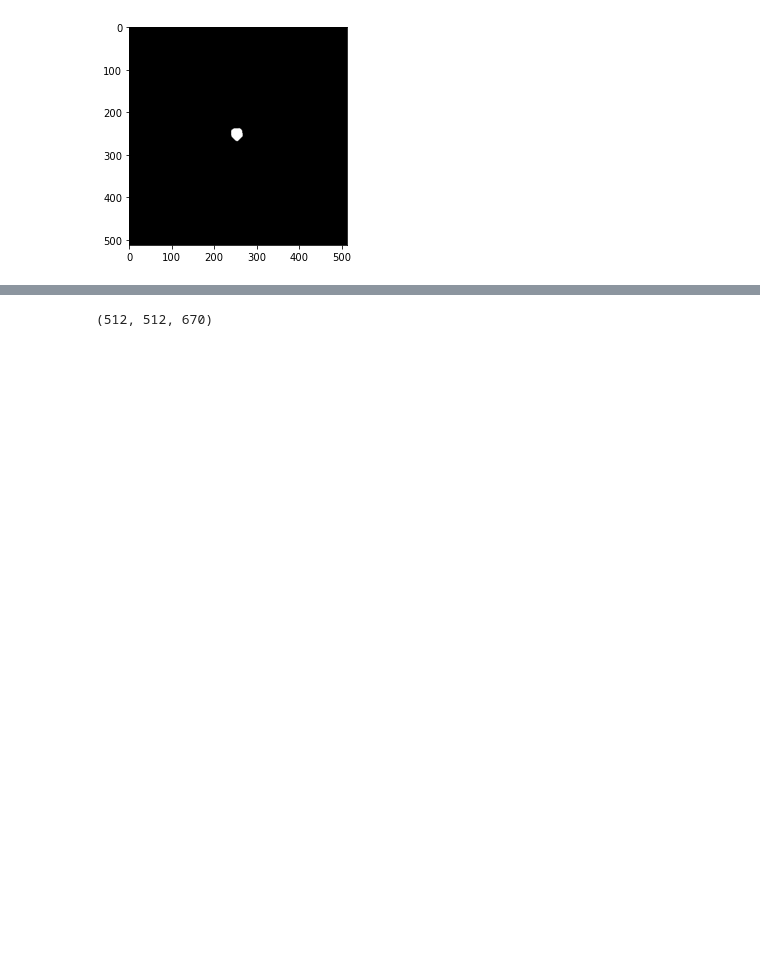
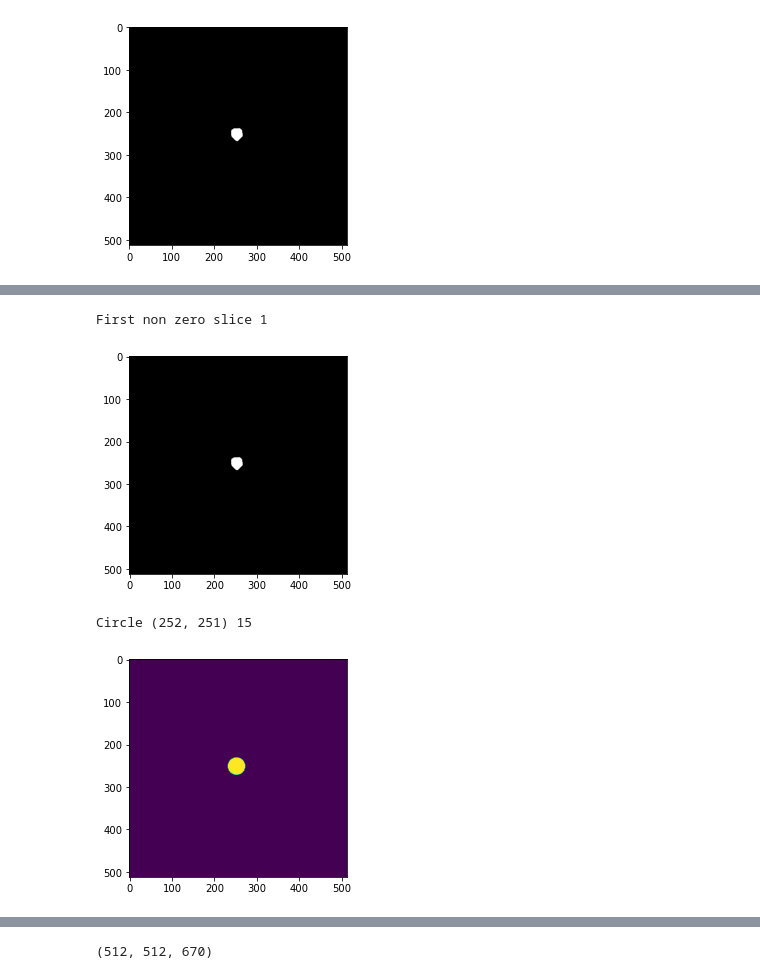
Before and after one commit to s-n-naik/airway_exploration, a Jupyter notebook: mask_calculations.ipynb, the cells around one changed output, grey strips where cells are left out. Drawn from its saved outputs; the diff is of its cells as text; code cells hidden in the pictures; blank space fills up the shorter version.

Commit message:
mask calcs - somepthings wrong with the registration, finding center to start works

```diff
--- a/mask_calculations.ipynb
+++ b/mask_calculations.ipynb
@@ -154,0 +223,45 @@ img_array[1,:,:].sum()
+# %%
+def find_start_point(aw_img):
+    # function to find trachea
+    # 1: find first slice with non zero pixels
+    # sum along z_axis
+    img_array =  sitk.GetArrayFromImage(aw_img)
+    size = img.GetSize()
+    spacing = img.GetSpacing()
+
+    width  = size[0] * spacing[0]
+    height = size[1] * spacing[1]
+    depth  = size[2] * spacing[2]
+    z = img_array.sum(axis=(1,2))
+    loc = np.argmax(z> 0) # index of first non-zero slice
+    print("First non zero slice", loc)
+    # get that slice and display it
+    _slice = img_array[loc,:,:]
+    cv2_img = _slice
+
+    # top down
+    plt.imshow(cv2_img, cmap='gray')
+    plt.show()
+    # find the contours
+    contours, hierarchy = cv2.findContours(_slice, cv2.RETR_EXTERNAL, cv2.CHAIN_APPROX_SIMPLE)
+    assert len(contours) == 1, f"Unexpected number of contours {len(contours)}"
+    # Use a list to store the center and radius of the target circles:
+    # cv2.imshow('Circles', _slice)
+    # Look for the outer contours:
+    for i, c in enumerate(contours):
+        # Approximate the contour to a circle:
+        (x, y), radius = cv2.minEnclosingCircle(c)
+        # Compute the center and radius:
+        center = (int(x), int(y))
+        radius = int(radius)
+        print("Circle",center,radius)
+    #     # Draw the circles:
+        cv2.circle(cv2_img, center, radius, (255, 0, 0), 10)
+        plt.imshow(cv2_img)
+    return center, loc
+(startx, starty), startz = find_start_point(aw_img)
+# %% [output]
+First non zero slice 1
+[figure, added]
+Circle (252, 251) 15
+[figure, added]
```
Also changed, not shown: parts of 23 cells of this notebook.
